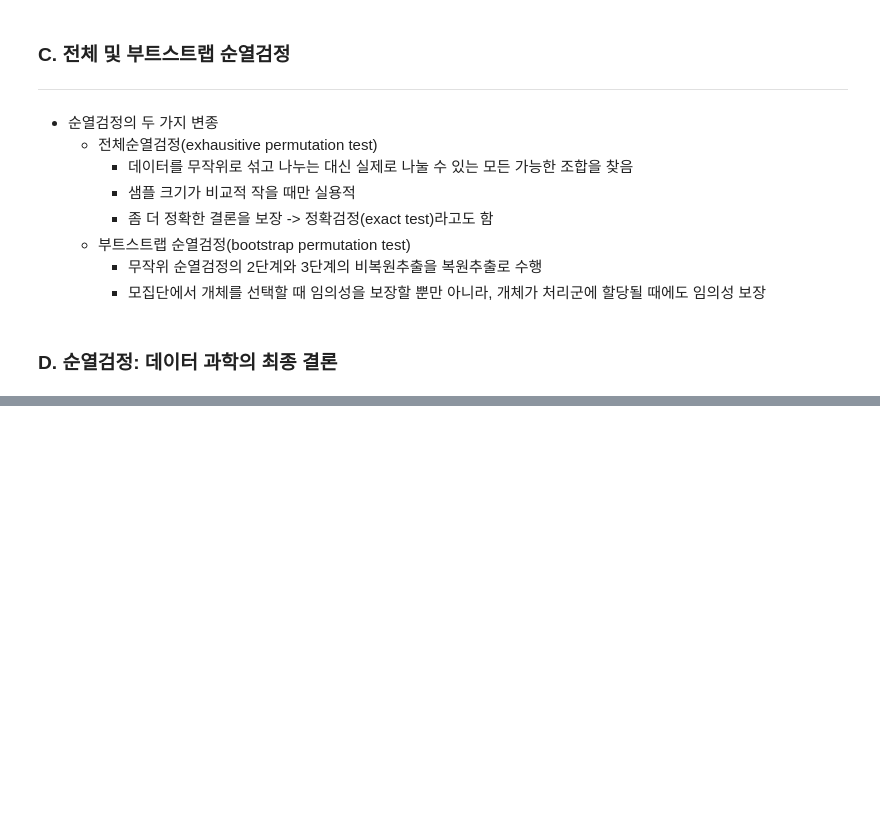
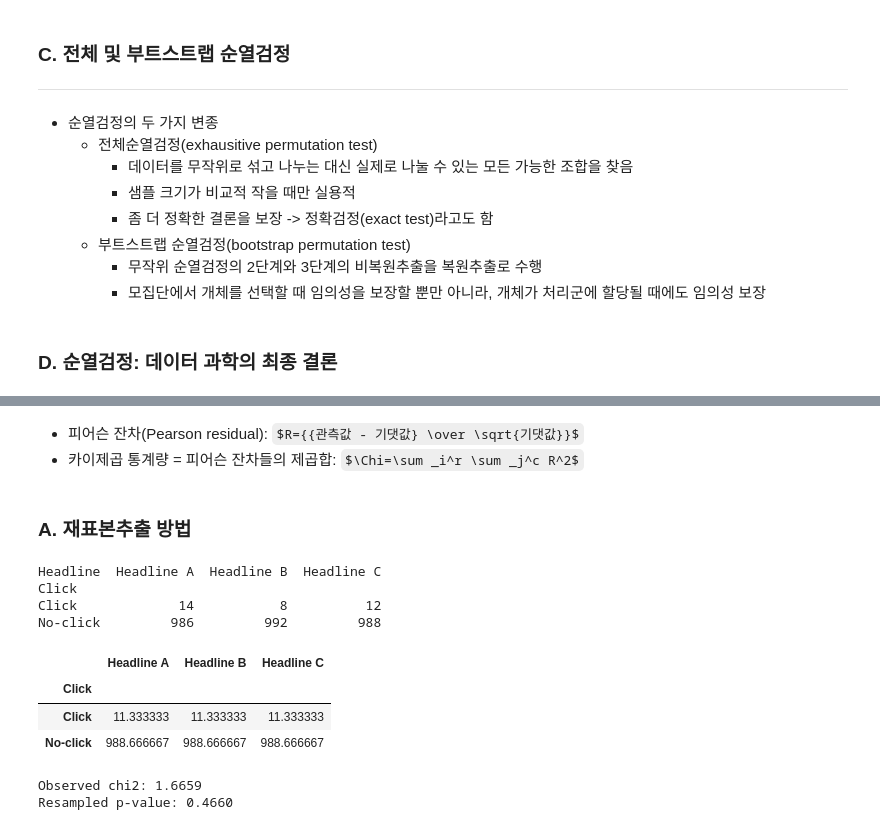
Before and after one commit to viola2002/dartb, a Jupyter notebook: study_group/2025_WV_Statistics/code/3rd_week_TIL.ipynb, the cells around one changed output, grey strips where cells are left out. Cells and saved outputs as stored; diff of their text form; code cells hidden in the pictures; some formulas as TeX source; blank space fills up the shorter version.

```diff
--- a/study_group/2025_WV_Statistics/code/3rd_week_TIL.ipynb
+++ b/study_group/2025_WV_Statistics/code/3rd_week_TIL.ipynb
@@ -174,0 +408,63 @@ print(np.mean(perm_diffs > mean_b - mean_a))
+# %% [markdown]
+- 피어슨 잔차(Pearson residual): $R={{관측값 - 기댓값} \over \sqrt{기댓값}}$
+- 카이제곱 통계량 = 피어슨 잔차들의 제곱합: $\Chi=\sum _i^r \sum _j^c R^2$
+# %% [markdown]
+### A. 재표본추출 방법
+# %%
+# Table 3-4
+click_rate = pd.read_csv('../data/click_rates.csv')
+clicks = click_rate.pivot(index='Click', columns='Headline', values='Rate')
+print(clicks)
+# %% [output]
+Headline  Headline A  Headline B  Headline C
+Click
+Click             14           8          12
+No-click         986         992         988
+# %%
+# Table 3-5
+row_average = clicks.mean(axis=1)
+pd.DataFrame({
+    'Headline A': row_average,
+    'Headline B': row_average,
+    'Headline C': row_average,
+})
+# %% [output]
+|  | Headline A | Headline B | Headline C |
+| Click |  |  |  |
+| Click | 11.333333 | 11.333333 | 11.333333 |
+| No-click | 988.666667 | 988.666667 | 988.666667 |
+# %%
+# Resampling approach
+box = [1] * 34
+box.extend([0] * 2966)
+random.shuffle(box)
+
+def chi2(observed, expected):
+    pearson_residuals = []
+    for row, expect in zip(observed, expected):
+        pearson_residuals.append([(observe - expect) ** 2 / expect
+                                  for observe in row])
+    # return sum of squares
+    return np.sum(pearson_residuals)
+
+expected_clicks = 34 / 3
+expected_noclicks = 1000 - expected_clicks
+expected = [expected_clicks, expected_noclicks]
+chi2observed = chi2(clicks.values, expected)
+
+def perm_fun(box):
+    random.shuffle(box)
+    sample_clicks = [sum(box[0:1000]),
+                     sum(box[1000:2000]),
+                     sum(box[2000:3000])]
+    sample_noclicks = [1000 - n for n in sample_clicks]
+    return chi2([sample_clicks, sample_noclicks], expected)
+
+perm_chi2 = [perm_fun(box) for _ in range(2000)]
+
+resampled_p_value = sum(perm_chi2 > chi2observed) / len(perm_chi2)
+print(f'Observed chi2: {chi2observed:.4f}')
+print(f'Resampled p-value: {resampled_p_value:.4f}')
+# %% [output]
+Observed chi2: 1.6659
+Resampled p-value: 0.4660
```
Also changed, not shown: parts of 41 cells of this notebook.
